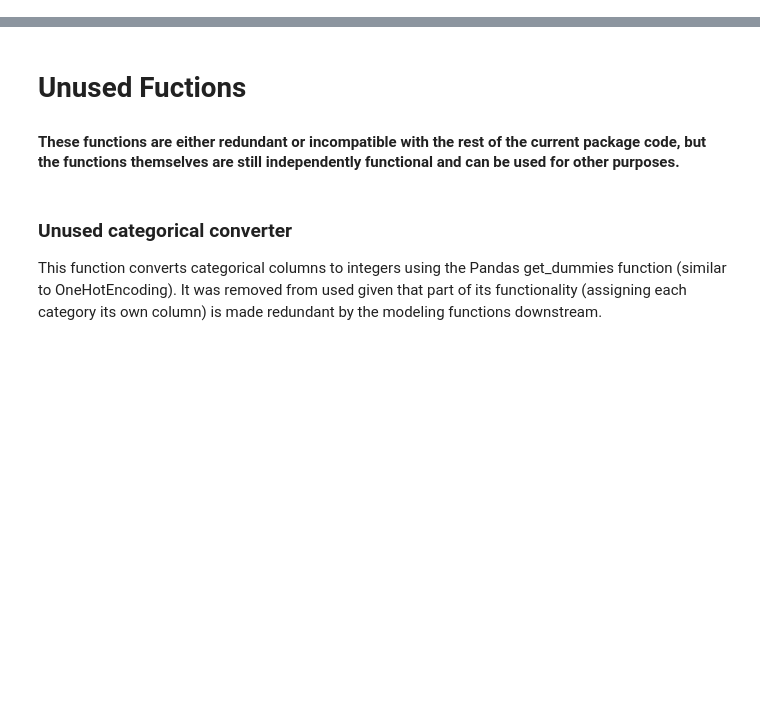
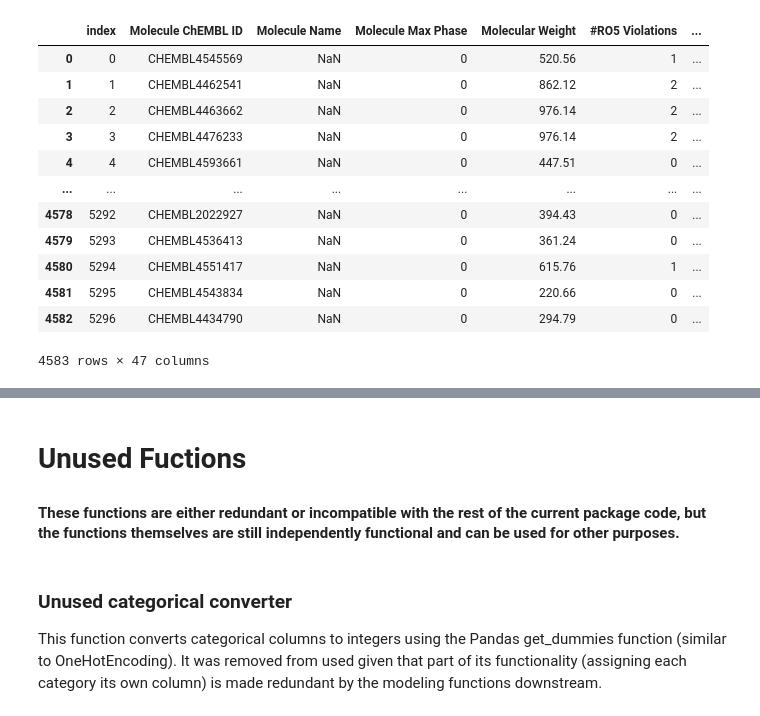
Before and after one commit to Zymergen-DIRECT-2021/cytoxnet, a Jupyter notebook: working/dataprep.ipynb, the cells around one changed output, grey strips where cells are left out. Drawn from its saved outputs; the diff is of its cells as text; code cells hidden in the pictures; blank space fills up the shorter version.

```diff
--- a/working/dataprep.ipynb
+++ b/working/dataprep.ipynb
@@ -311,0 +452,25 @@ test_splitting
+# %%
+data = data[data['Smiles'].notna()]
+
+data = data[data['Standard Value'].notna()]
+
+data_w_mol = molstr_to_Mol(data, strcolumnID='Smiles')
+
+data_feat = add_features(data_w_mol)
+data_feat = data_feat.reset_index(drop=True)
+# %%
+data_feat
+# %% [output]
+|  | index | Molecule ChEMBL ID | Molecule Name | Molecule Max Phase | Molecular Weight | #RO5 Violations | ... |
+| 0 | 0 | CHEMBL4545569 | NaN | 0 | 520.56 | 1 | ... |
+| 1 | 1 | CHEMBL4462541 | NaN | 0 | 862.12 | 2 | ... |
+| 2 | 2 | CHEMBL4463662 | NaN | 0 | 976.14 | 2 | ... |
+| 3 | 3 | CHEMBL4476233 | NaN | 0 | 976.14 | 2 | ... |
+| 4 | 4 | CHEMBL4593661 | NaN | 0 | 447.51 | 0 | ... |
+| ... | ... | ... | ... | ... | ... | ... | ... |
+| 4578 | 5292 | CHEMBL2022927 | NaN | 0 | 394.43 | 0 | ... |
+| 4579 | 5293 | CHEMBL4536413 | NaN | 0 | 361.24 | 0 | ... |
+| 4580 | 5294 | CHEMBL4551417 | NaN | 0 | 615.76 | 1 | ... |
+| 4581 | 5295 | CHEMBL4543834 | NaN | 0 | 220.66 | 0 | ... |
+| 4582 | 5296 | CHEMBL4434790 | NaN | 0 | 294.79 | 0 | ... |
+4583 rows × 47 columns
```
Also changed, not shown: parts of 42 cells of this notebook.
